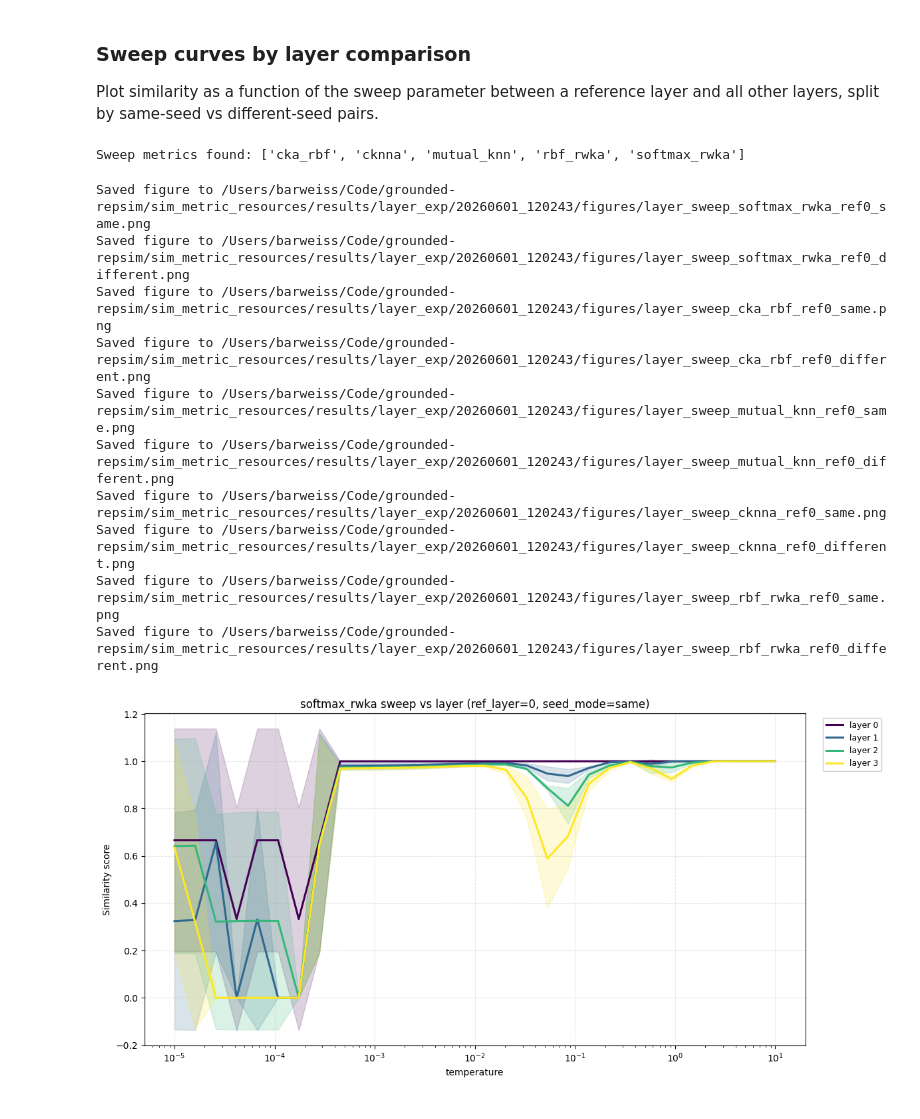
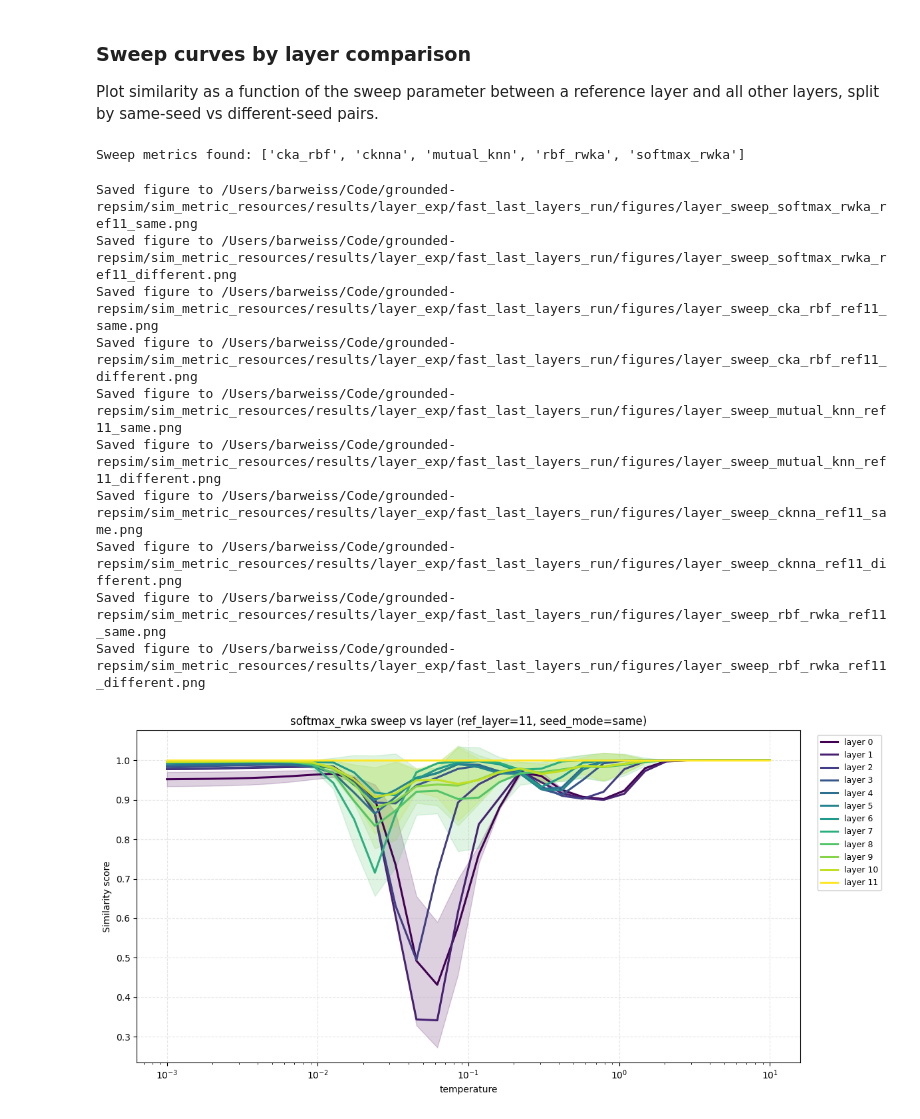
Before and after one commit to barweiss1/grounded-repsim, a Jupyter notebook: experiments/layer_exp/similarity_globality.ipynb, the cells around one changed output. Drawn from its saved outputs; the diff is of its cells as text; code cells hidden in the pictures.

```diff
--- a/experiments/layer_exp/similarity_globality.ipynb
+++ b/experiments/layer_exp/similarity_globality.ipynb
@@ -17,14 +17,16 @@ from utils import plot_rank_corrs
 sys.path.append(os.path.abspath("../../"))
 from paths import resources_path
 # %%
-def get_latest_results_dir(results_root):
-    candidates = [path for path in results_root.iterdir() if path.is_dir() and path.name != 'fast']
+def get_latest_results_dir(results_root, use_default=True, default_run_name='fast'):
+    candidates = [path for path in results_root.iterdir() if path.is_dir() and path.name != default_run_name]
+    if use_default or not candidates:
+        candidates = [path for path in results_root.iterdir() if path.is_dir() and path.name == default_run_name]
     if not candidates:
         raise ValueError(f'No run directories found under {results_root}')
     return max(candidates, key=lambda path: path.stat().st_mtime)
 
 results_root = resources_path / pathlib.Path('results/layer_exp')
-results_path = get_latest_results_dir(results_root)
+results_path = get_latest_results_dir(results_root, default_run_name='fast_last_layers_run')
 full_df_path = results_path / 'full_df_self_computed.csv'
 figures_path = results_path / 'figures'
 figures_path.mkdir(parents=True, exist_ok=True)
@@ -328,47 +330,47 @@ available_metrics = list_sweep_metrics(sweeps_dir)
 print(f"Sweep metrics found: {available_metrics}")
 
 # Configure the reference layer and which metrics to plot
-REF_LAYER = 0
+REF_LAYER = 11
 METRICS_TO_PLOT = [m for m in ["softmax_rwka", "cka_rbf", "mutual_knn", "cknna", "rbf_rwka"] if m in available_metrics]
 if not METRICS_TO_PLOT:
     METRICS_TO_PLOT = available_metrics
 
 # Optional: restrict to a subset of other layers
-LAYERS_TO_PLOT = [0, 1, 2, 3]  # e.g., [8, 9, 10, 11]
+LAYERS_TO_PLOT = [0, 1, 2, 3, 4, 5, 6, 7, 8, 9, 10, 11]  # e.g., [8, 9, 10, 11]
 
 for metric_name in METRICS_TO_PLOT:
     entries = load_sweep_entries(metric_name, sweeps_dir)
     if not entries:
         print(f"No sweep entries found for {metric_name}")
         continue
 
     for seed_mode in ["same", "different"]:
         aggregated, param_name, _ = aggregate_layer_sweeps(
             entries,
             ref_layer=REF_LAYER,
             seed_mode=seed_mode,
             layers_to_plot=LAYERS_TO_PLOT,
         )
 
         save_path = figures_path / f"layer_sweep_{metric_name}_ref{REF_LAYER}_{seed_mode}.png"
         plot_layer_sweep_curves(
             aggregated,
             metric_name=metric_name,
             seed_mode=seed_mode,
             ref_layer=REF_LAYER,
             param_name=param_name,
             save_path=save_path,
         )
 # %% [output]
 Sweep metrics found: ['cka_rbf', 'cknna', 'mutual_knn', 'rbf_rwka', 'softmax_rwka']
-Saved figure to /Users/barweiss/Code/grounded-repsim/sim_metric_resources/results/layer_exp/20260601_120243/figures/layer_sweep_softmax_rwka_ref0_same.png
-Saved figure to /Users/barweiss/Code/grounded-repsim/sim_metric_resources/results/layer_exp/20260601_120243/figures/layer_sweep_softmax_rwka_ref0_different.png
-Saved figure to /Users/barweiss/Code/grounded-repsim/sim_metric_resources/results/layer_exp/20260601_120243/figures/layer_sweep_cka_rbf_ref0_same.png
-Saved figure to /Users/barweiss/Code/grounded-repsim/sim_metric_resources/results/layer_exp/20260601_120243/figures/layer_sweep_cka_rbf_ref0_different.png
-Saved figure to /Users/barweiss/Code/grounded-repsim/sim_metric_resources/results/layer_exp/20260601_120243/figures/layer_sweep_mutual_knn_ref0_same.png
-Saved figure to /Users/barweiss/Code/grounded-repsim/sim_metric_resources/results/layer_exp/20260601_120243/figures/layer_sweep_mutual_knn_ref0_different.png
-Saved figure to /Users/barweiss/Code/grounded-repsim/sim_metric_resources/results/layer_exp/20260601_120243/figures/layer_sweep_cknna_ref0_same.png
-Saved figure to /Users/barweiss/Code/grounded-repsim/sim_metric_resources/results/layer_exp/20260601_120243/figures/layer_sweep_cknna_ref0_different.png
-Saved figure to /Users/barweiss/Code/grounded-repsim/sim_metric_resources/results/layer_exp/20260601_120243/figures/layer_sweep_rbf_rwka_ref0_same.png
-Saved figure to /Users/barweiss/Code/grounded-repsim/sim_metric_resources/results/layer_exp/20260601_120243/figures/layer_sweep_rbf_rwka_ref0_different.png
+Saved figure to /Users/barweiss/Code/grounded-repsim/sim_metric_resources/results/layer_exp/fast_last_layers_run/figures/layer_sweep_softmax_rwka_ref11_same.png
+Saved figure to /Users/barweiss/Code/grounded-repsim/sim_metric_resources/results/layer_exp/fast_last_layers_run/figures/layer_sweep_softmax_rwka_ref11_different.png
+Saved figure to /Users/barweiss/Code/grounded-repsim/sim_metric_resources/results/layer_exp/fast_last_layers_run/figures/layer_sweep_cka_rbf_ref11_same.png
+Saved figure to /Users/barweiss/Code/grounded-repsim/sim_metric_resources/results/layer_exp/fast_last_layers_run/figures/layer_sweep_cka_rbf_ref11_different.png
+Saved figure to /Users/barweiss/Code/grounded-repsim/sim_metric_resources/results/layer_exp/fast_last_layers_run/figures/layer_sweep_mutual_knn_ref11_same.png
+Saved figure to /Users/barweiss/Code/grounded-repsim/sim_metric_resources/results/layer_exp/fast_last_layers_run/figures/layer_sweep_mutual_knn_ref11_different.png
+Saved figure to /Users/barweiss/Code/grounded-repsim/sim_metric_resources/results/layer_exp/fast_last_layers_run/figures/layer_sweep_cknna_ref11_same.png
+Saved figure to /Users/barweiss/Code/grounded-repsim/sim_metric_resources/results/layer_exp/fast_last_layers_run/figures/layer_sweep_cknna_ref11_different.png
+Saved figure to /Users/barweiss/Code/grounded-repsim/sim_metric_resources/results/layer_exp/fast_last_layers_run/figures/layer_sweep_rbf_rwka_ref11_same.png
+Saved figure to /Users/barweiss/Code/grounded-repsim/sim_metric_resources/results/layer_exp/fast_last_layers_run/figures/layer_sweep_rbf_rwka_ref11_different.png
-[figure, old version]
+[figure, new version]
```
Also changed, not shown: parts of 4 cells of this notebook, 4 other files.
